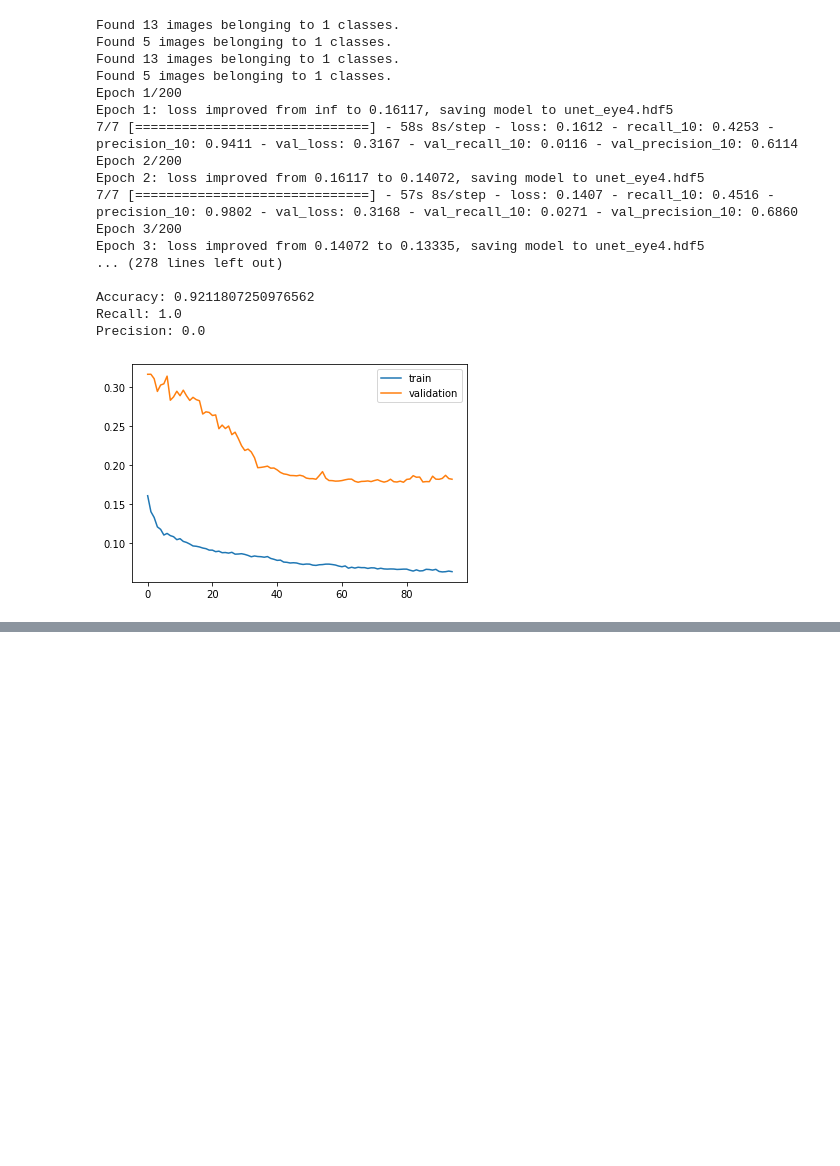
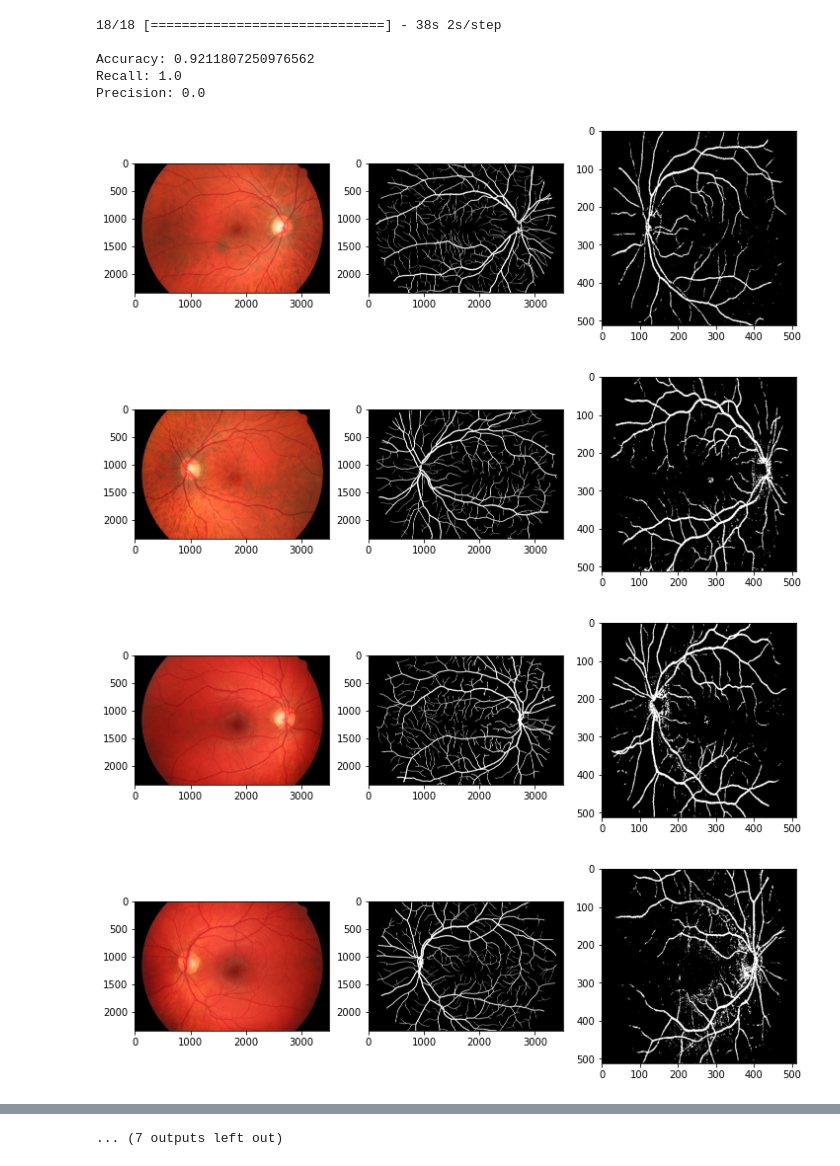
Before and after one commit to bruxic99/unet-IwM, a Jupyter notebook: test.ipynb, the cells around one changed output, grey strips where cells are left out. Drawn from its saved outputs; the diff is of its cells as text; code cells hidden in the pictures; blank space fills up the shorter version.

Commit message:
print 3 images as the result

```diff
--- a/test.ipynb
+++ b/test.ipynb
@@ -55,7 +56,7 @@ def unet(input_shape = (512, 512, 3)):
     outputs = Conv2D(1, 1, padding="same", activation="sigmoid")(d4)
 
     model = Model(inputs, outputs)
-    model.compile(optimizer=Adam(lr = 1e-4), loss = 'binary_crossentropy', metrics = [Recall(), Precision()])
+    model.compile(optimizer=Adam(learning_rate = 1e-4), loss = 'binary_crossentropy', metrics = [Recall(), Precision()])
     return model
 # %%
 def adjustData(img,mask, img_v, mask_v):
@@ -65,20 +66,24 @@ def adjustData(img,mask, img_v, mask_v):
     img_v = img_v.astype(np.float32)
     mask = mask /255.
     mask = mask.astype(np.float32)
-    #mask = np.expand_dims(mask, axis=-1)
     mask_v = mask_v /255.
     mask_v = mask_v.astype(np.float32)
-    #mask_v = np.expand_dims(mask_v, axis=-1)
 
     return img,mask, img_v, mask_v
 
 def read_mask(path):
     x = cv2.imread(path, cv2.IMREAD_GRAYSCALE)
     x = trans.resize(x,(512,512))
-    ori_x = x
     x = x/255.0
     x = x.astype(np.int32)
-    return ori_x, x
+    return x
+
+def read_image(path):
+    x = cv2.imread(path, cv2.IMREAD_COLOR)
+    x = trans.resize(x,(512,512))
+    x = x/255.0
+    x = x.astype(np.float32)
+    return x
 
 def testGenerator(train_path, target_size=(512,512)):
     for i in range(1, 19):
@@ -149,11 +154,25 @@ def trainGenerator(batch_size,train_path,image_folder,mask_folder,aug_dict,image
         img,mask, img_v, mask_v = adjustData(img,mask, img_v, mask_v)
         yield img,mask, img_v, mask_v
 
+def print_result():
+    train_x = sorted(glob(os.path.join("./", "eye", "*.jpg")))
+    train_y = sorted(glob(os.path.join("./", "mask", "*.tif")))
+    pred_mask = sorted(glob(os.path.join("./", "results", "*.png")))
+    for i in range(len(train_x)):
+        f, axarr = plt.subplots(nrows=1, ncols=3, figsize=(12,5), squeeze=False)
+        x = cv2.imread(train_x[i])
+        x = cv2.cvtColor(x, cv2.COLOR_RGB2BGR)
+        axarr[0,0].imshow(x)
+        axarr[0,1].imshow(cv2.imread(train_y[i], cv2.IMREAD_COLOR))
+        axarr[0,2].imshow(cv2.imread(pred_mask[i], cv2.IMREAD_COLOR))
+        plt.show()
+
+
 def saveResult(save_path, npyfile):
     for i,item in enumerate(npyfile):
         item[item > 0.3] = 1.0
         item[item<= 0.3] = 0.0
-        io.imsave(os.path.join(save_path,"%d_predict.png"%i),img_as_uint(item))
+        io.imsave(os.path.join(save_path,f"{i+1}_predict.png"),img_as_uint(item))
 # %%
 def train_model():
     data_gen_args = dict(rotation_range=0.2,
@@ -187,12 +206,11 @@ def test_model():
     train_y = sorted(glob(os.path.join("./", "mask", "*.tif")))
     SCORE = []
     for i,item in enumerate(results):
-        item = item > 0.5
+        item = item > 0.3
         item = item.astype(np.int32)
         item = np.squeeze(item, axis=-1)
-        y = read_mask(train_y[i])[1].flatten()
+        y = read_mask(train_y[i]).flatten()
         item = item.flatten()
-
         acc_value = accuracy_score(y, item)
         recall_value = recall_score(y, item, labels=[0, 1], average="binary", zero_division=1)
         precision_value = precision_score(y, item, labels=[0, 1], average="binary", zero_division=1)
@@ -201,25 +219,17 @@ def test_model():
     print(f"\nAccuracy: {score[0]}")
     print(f"Recall: {score[1]}")
     print(f"Precision: {score[2]}")
-# %%
-train_model()
-test_model()
-# %% [output]
-Found 13 images belonging to 1 classes.
-Found 5 images belonging to 1 classes.
-Found 13 images belonging to 1 classes.
-Found 5 images belonging to 1 classes.
-Epoch 1/200
-Epoch 1: loss improved from inf to 0.16117, saving model to unet_eye4.hdf5
-7/7 [==============================] - 58s 8s/step - loss: 0.1612 - recall_10: 0.4253 - precision_10: 0.9411 - val_loss: 0.3167 - val_recall_10: 0.0116 - val_precision_10: 0.6114
-Epoch 2/200
-Epoch 2: loss improved from 0.16117 to 0.14072, saving model to unet_eye4.hdf5
-7/7 [==============================] - 57s 8s/step - loss: 0.1407 - recall_10: 0.4516 - precision_10: 0.9802 - val_loss: 0.3168 - val_recall_10: 0.0271 - val_precision_10: 0.6860
-Epoch 3/200
-Epoch 3: loss improved from 0.14072 to 0.13335, saving model to unet_eye4.hdf5
-... (278 lines left out)
-
-Accuracy: 0.9211807250976562
-Recall: 1.0
-Precision: 0.0
-[figure, removed]
+# %%
+#train_model()
+test_model()
+print_result()
+# %% [output]
+18/18 [==============================] - 38s 2s/step
+
+Accuracy: 0.9211807250976562
+Recall: 1.0
+Precision: 0.0
+[figure, added]
+[figure, added]
+[figure, added]
+[figure, added]
@@ -225,0 +243 @@ Precision: 0.0
+... (7 outputs left out)
```
Also changed, not shown: parts of 2 cells of this notebook, 18 other files.
